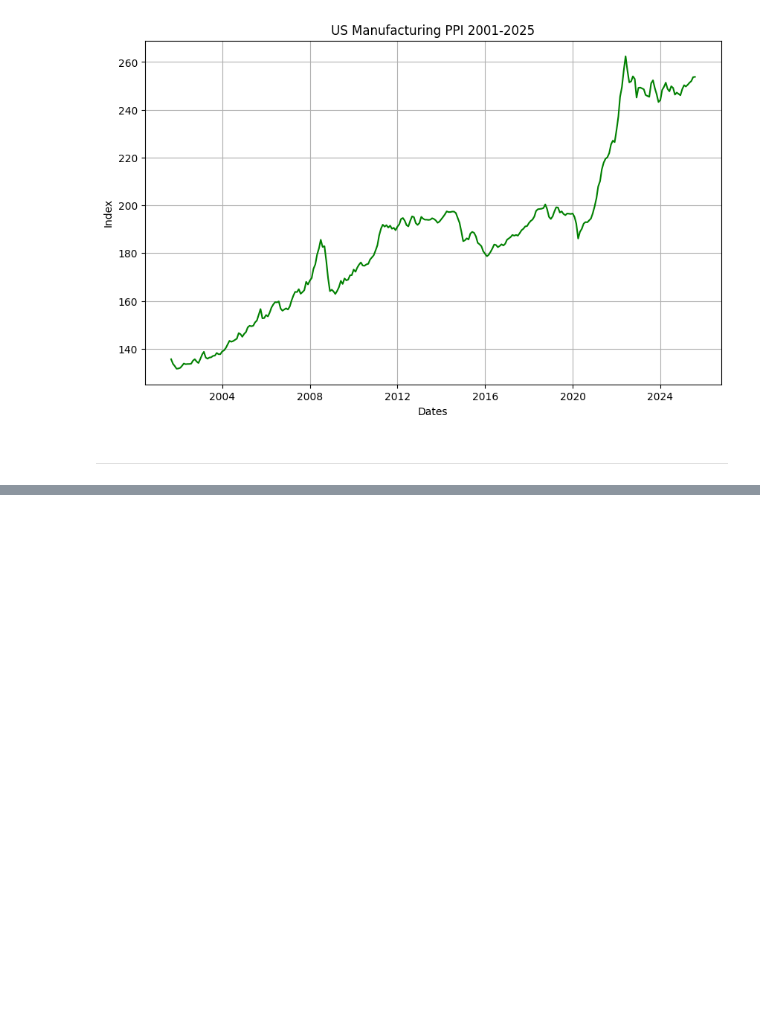
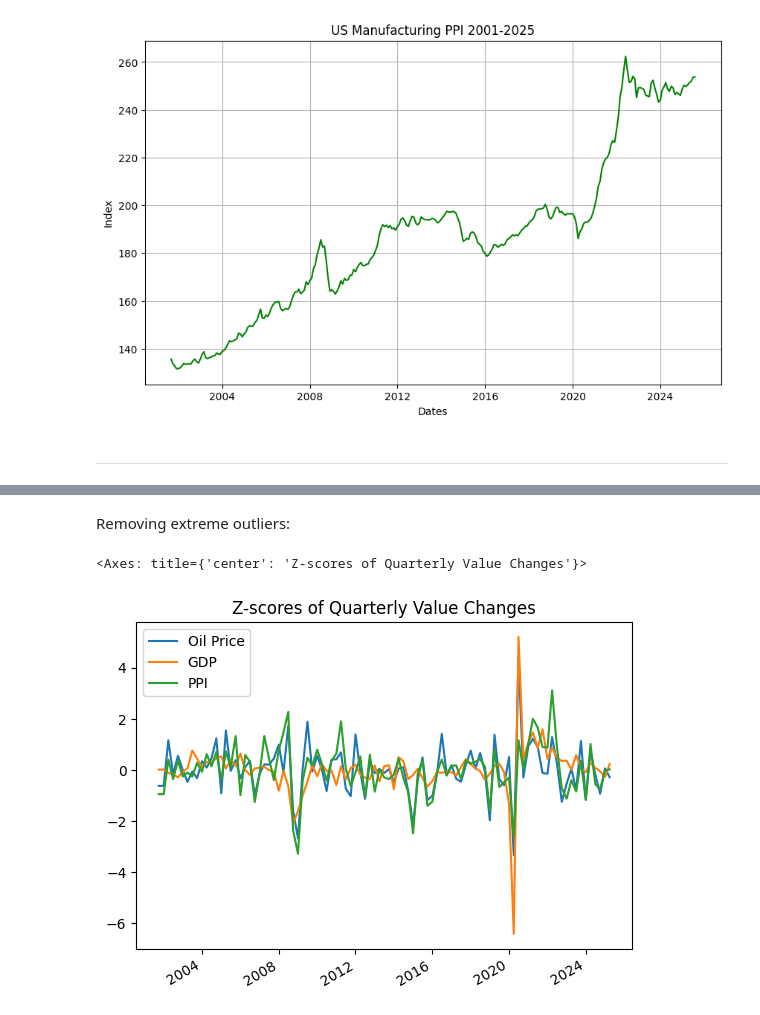
Before and after one commit to adevrent/WQU_DL, a Jupyter notebook: WQU_RM/GWP1/GWP1.ipynb, the cells around one changed output, grey strips where cells are left out. Saved outputs shown, nothing was run; the diff lists cells and outputs as text; code cells hidden in the pictures; blank space fills up the shorter version.

```diff
--- a/WQU_RM/GWP1/GWP1.ipynb
+++ b/WQU_RM/GWP1/GWP1.ipynb
@@ -207,0 +344,8 @@ ______________________
+# %% [markdown]
+Removing extreme outliers:
+# %%
+df_z_scores = (df_returns_Q - df_returns_Q.mean(axis=0)) / df_returns_Q.std(axis=0, ddof=1)
+df_z_scores.plot(title="Z-scores of Quarterly Value Changes")
+# %% [output]
+<Axes: title={'center': 'Z-scores of Quarterly Value Changes'}>
+[figure, added]
```
Also changed, not shown: parts of 21 cells of this notebook.
